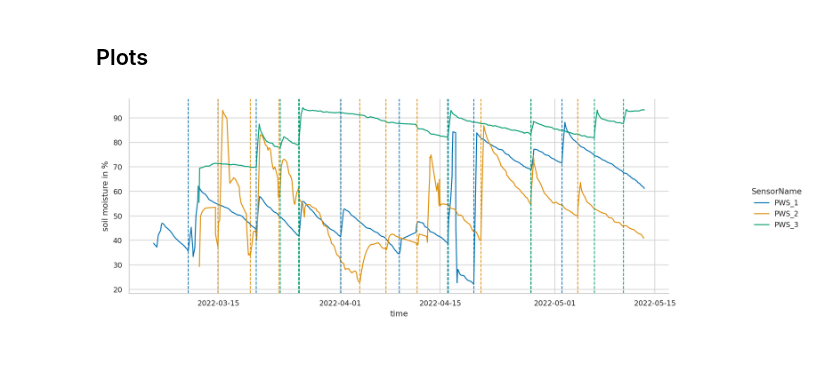
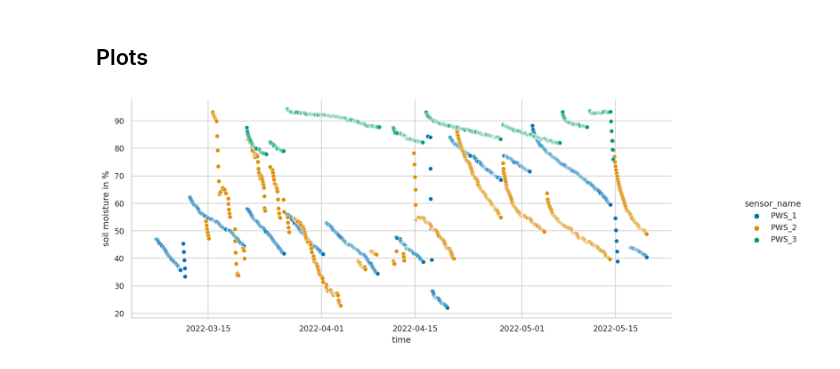
Before and after one commit to when-to-water/data-exploration, a Jupyter notebook: data-exploration.ipynb, the cells around one changed output. Saved outputs shown, nothing was run; the diff lists cells and outputs as text; code cells hidden in the pictures.

Commit message:
feat: ✨ elminate ascends

```diff
--- a/data-exploration.ipynb
+++ b/data-exploration.ipynb
@@ -19,3 +36,5 @@ True
 # %% [markdown]
 ## Data retrieval
+# %%
+df: pd.DataFrame = wr.timestream.query('SELECT * FROM "when-to-water"."sensor-data"')
 # %%
@@ -63,18 +54,42 @@ df_valleys = df_soil_moisture[df_soil_moisture["valley"] == True].reindex(["time
+# %%
+
+df_soil_moisture = df[df["measure_name"] == "soil_moisture"].rename(columns={"measure_value::double": "soil moisture in %"})
+df_soil_moisture = df_soil_moisture[df_soil_moisture["soil moisture in %"] > 2]
+moisture_dfs: dict[pd.DataFrame] = {}
+valleys_dfs: dict[pd.DataFrame] = {}
+for sensor_name in SENSORS:
+    moisture_dfs[sensor_name] = df_soil_moisture[df_soil_moisture["sensor_name"] == sensor_name].copy()
+    moisture_dfs[sensor_name]["soil moisture in %"] = moisture_dfs[sensor_name]["soil moisture in %"].rolling(5).mean()
+    moisture_dfs[sensor_name].reset_index(inplace=True)
+    peaks = signal.find_peaks(moisture_dfs[sensor_name]["soil moisture in %"], distance=MEDIANS[sensor_name]/2, prominence=3)[0]
+    valleys = signal.find_peaks(-moisture_dfs[sensor_name]["soil moisture in %"], distance=MEDIANS[sensor_name]/2, prominence=3)[0]
+    moisture_dfs[sensor_name]["peak"] = moisture_dfs[sensor_name].index.isin(peaks)
+    moisture_dfs[sensor_name]["valley"] = moisture_dfs[sensor_name].index.isin(valleys)
+    moisture_dfs[sensor_name] = remove_ascends(moisture_dfs[sensor_name])
+moisture_dfs = dict(sorted(moisture_dfs.items()))
+df_soil_moisture = pd.concat([*moisture_dfs.values()]).reset_index()
+df_peaks = df_soil_moisture[df_soil_moisture["peak"] == True].reindex(["time", "sensor_name"], axis=1)
+df_valleys = df_soil_moisture[df_soil_moisture["valley"] == True].reindex(["time", "sensor_name"], axis=1)
 # %% [markdown]
 ## Plots
 # %%
-plot = sns.relplot(x="time", y="soil moisture in %", hue="SensorName", data=df_soil_moisture, palette="colorblind", kind="line")
+plot = sns.relplot(x="time", y="soil moisture in %", hue="sensor_name", data=df_soil_moisture, palette="colorblind", kind="scatter")
 plot.figure.set_size_inches(12, 4)
 colors = {
     "PWS_1": sns.palettes.color_palette("colorblind")[0],
     "PWS_2": sns.palettes.color_palette("colorblind")[1],
     "PWS_3": sns.palettes.color_palette("colorblind")[2]
 }
-for time, sensor_name in zip(df_valleys['time'], df_valleys['SensorName']):
-    plot.refline(x = time,
-            color = colors.get(sensor_name),
-            lw = 1)
+# for time, sensor_name in zip(df_peaks['time'], df_peaks['sensor_name']):
+#     plot.refline(x = time,
+#             color = colors.get(sensor_name),
+#             lw = 1)
+
+# for time, sensor_name in zip(df_valleys['time'], df_valleys['sensor_name']):
+#     plot.refline(x = time,
+#             color = colors.get(sensor_name),
+#             lw = 1)
 
 sns.despine()
 # %% [output]
-[figure, old version]
+[figure, new version]
```
Also changed, not shown: parts of 3 cells of this notebook, 1 other file.
